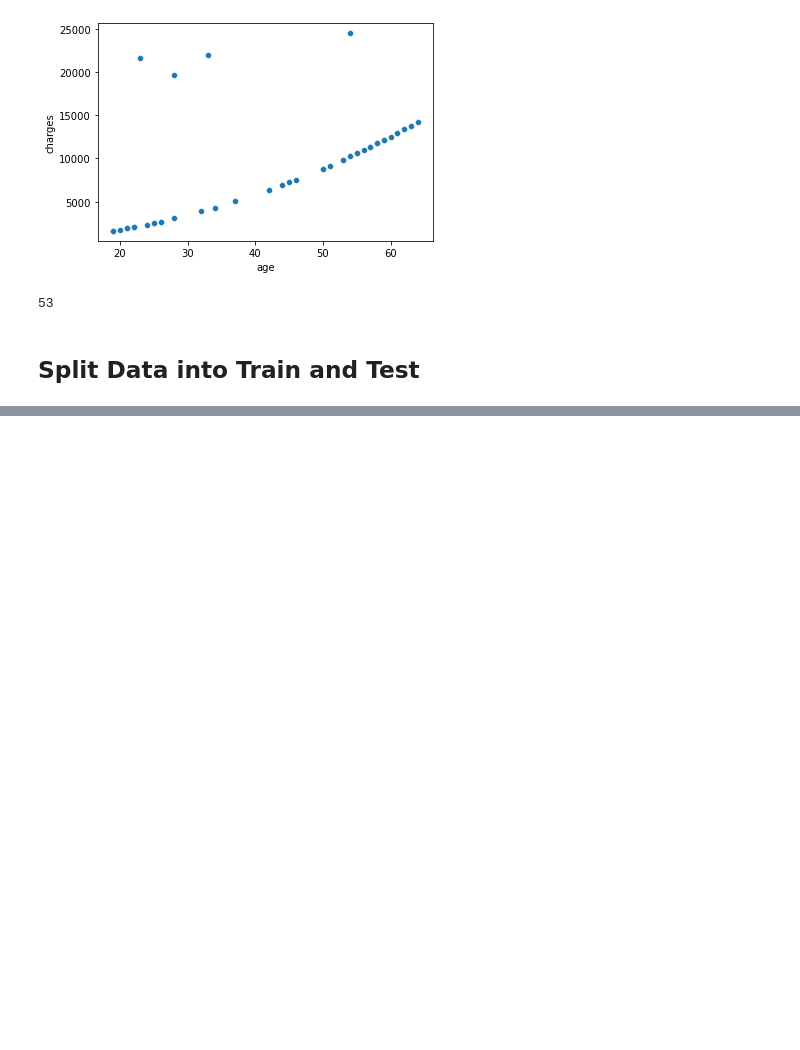
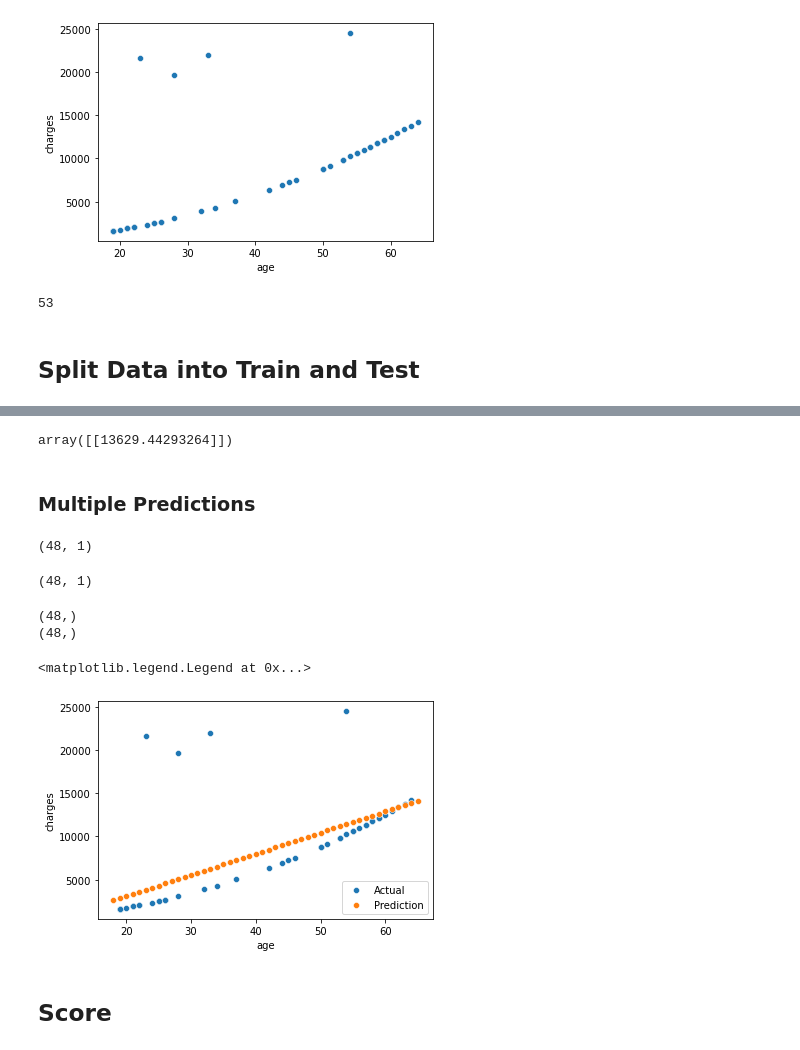
Before and after one commit to sundeeparandara/scikit-learn, a Jupyter notebook: 100 sklearn - linear_regression.ipynb, the cells around one changed output, grey strips where cells are left out. Drawn from its saved outputs; the diff is of its cells as text; code cells hidden in the pictures; blank space fills up the shorter version.

Commit message:
prediction

```diff
--- a/100 sklearn - linear_regression.ipynb
+++ b/100 sklearn - linear_regression.ipynb
@@ -61,0 +85,2 @@ len(df_1)
+# %%
+linear_model.fit(X_train,y_train)
@@ -61,0 +91,35 @@ len(df_1)
+# %%
+linear_model.predict([[63]])
+# %% [output]
+array([[13629.44293264]])
+# %% [markdown]
+### Multiple Predictions
+# %%
+age_pred = np.arange(18,66).reshape(-1,1)
+print(age_pred.shape)
+# %% [output]
+(48, 1)
+# %%
+charges_pred = linear_model.predict(age_pred)
+print(charges_pred.shape)
+# %% [output]
+(48, 1)
+# %%
+age_pred_plot = age_pred.reshape(1,-1)[0]
+charges_pred_plot = charges_pred.reshape(1,-1)[0]
+print(age_pred_plot.shape)
+print(charges_pred_plot.shape)
+# %% [output]
+(48,)
+(48,)
+# %%
+fig, ax = plt.subplots()
+
+sns.scatterplot(x=df_1['age'],y=df_1['charges'],ax=ax)
+sns.scatterplot(x=age_pred_plot,y=charges_pred_plot,ax=ax)
+plt.legend(labels=["Actual","Prediction"])
+# %% [output]
+<matplotlib.legend.Legend at 0x...>
+[figure, added]
+# %% [markdown]
+## Score
```
Also changed, not shown: parts of 10 cells of this notebook.
